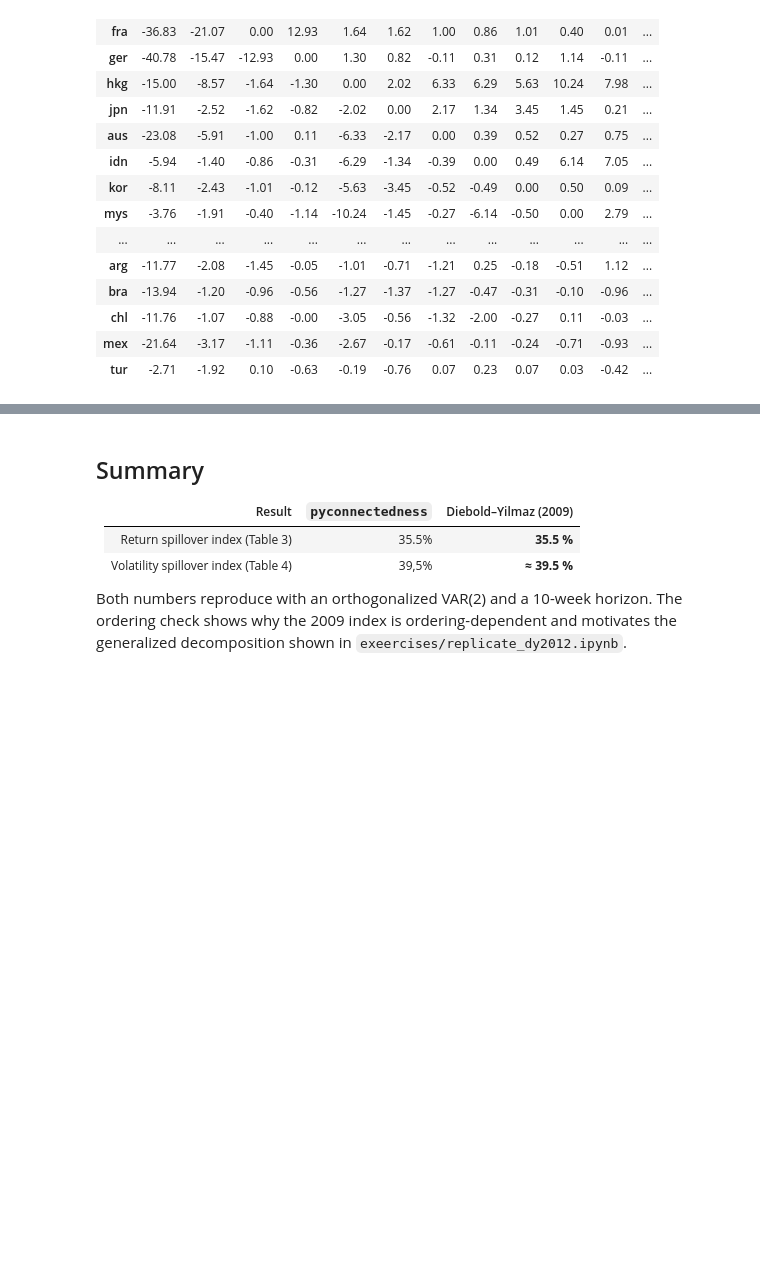
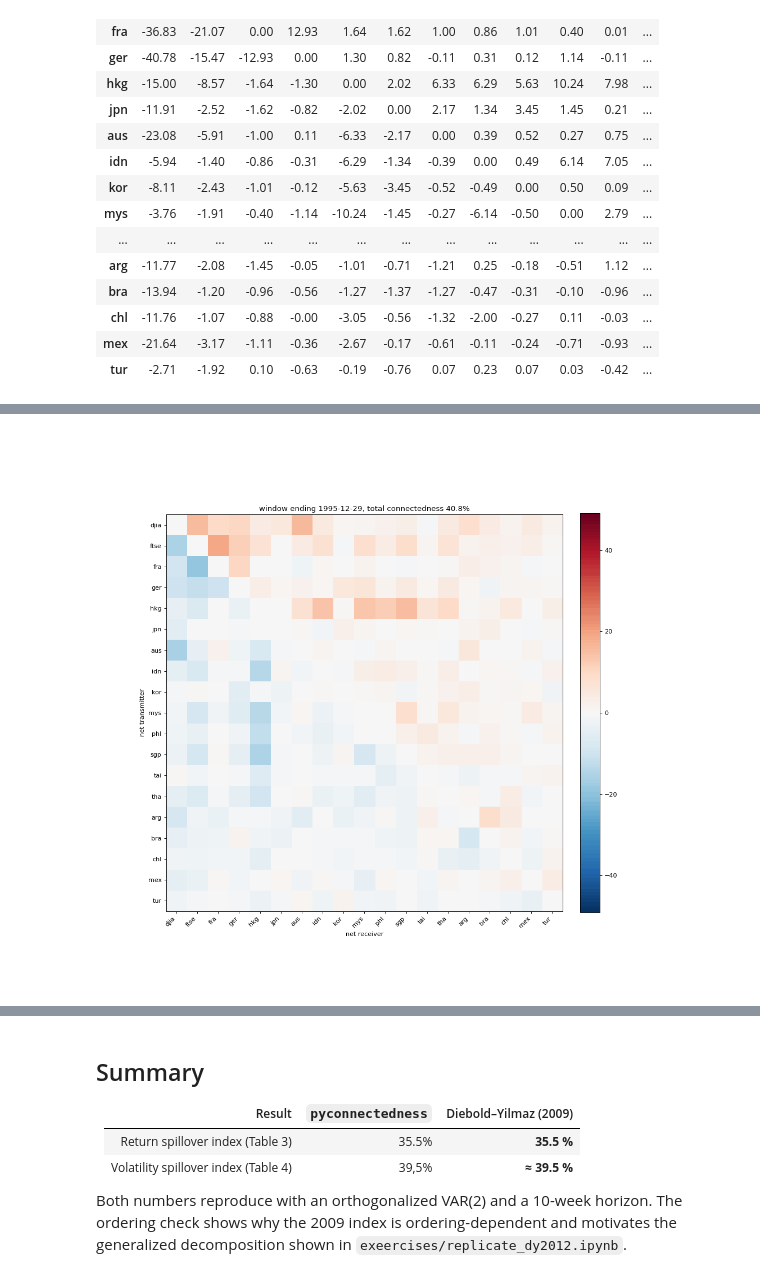
Before and after one commit to zstoi/PyConnectedness, a Jupyter notebook: examples/replicate_dy2009.ipynb, the cells around one changed output, grey strips where cells are left out. Saved outputs shown, nothing was run; the diff lists cells and outputs as text; code cells hidden in the pictures; blank space fills up the shorter version.

```diff
--- a/examples/replicate_dy2009.ipynb
+++ b/examples/replicate_dy2009.ipynb
@@ -305,0 +331,10 @@ vol_conn.pairwise_net#.T
+# %%
+gif = "examples/gifs/dy2009_pairwise_net.gif"
+
+anim = spillover_heatmap(ret_dyn, kind="pairwise_net", annotate=False,
+                         animation=True, freq="YE", interval=400)
+# anim.save(gif, writer="pillow", dpi=80)
+plt.close()
+Image(filename=gif)
+# %% [output]
+[figure, added]
```
Also changed, not shown: parts of 5 cells of this notebook, 3 other files.
